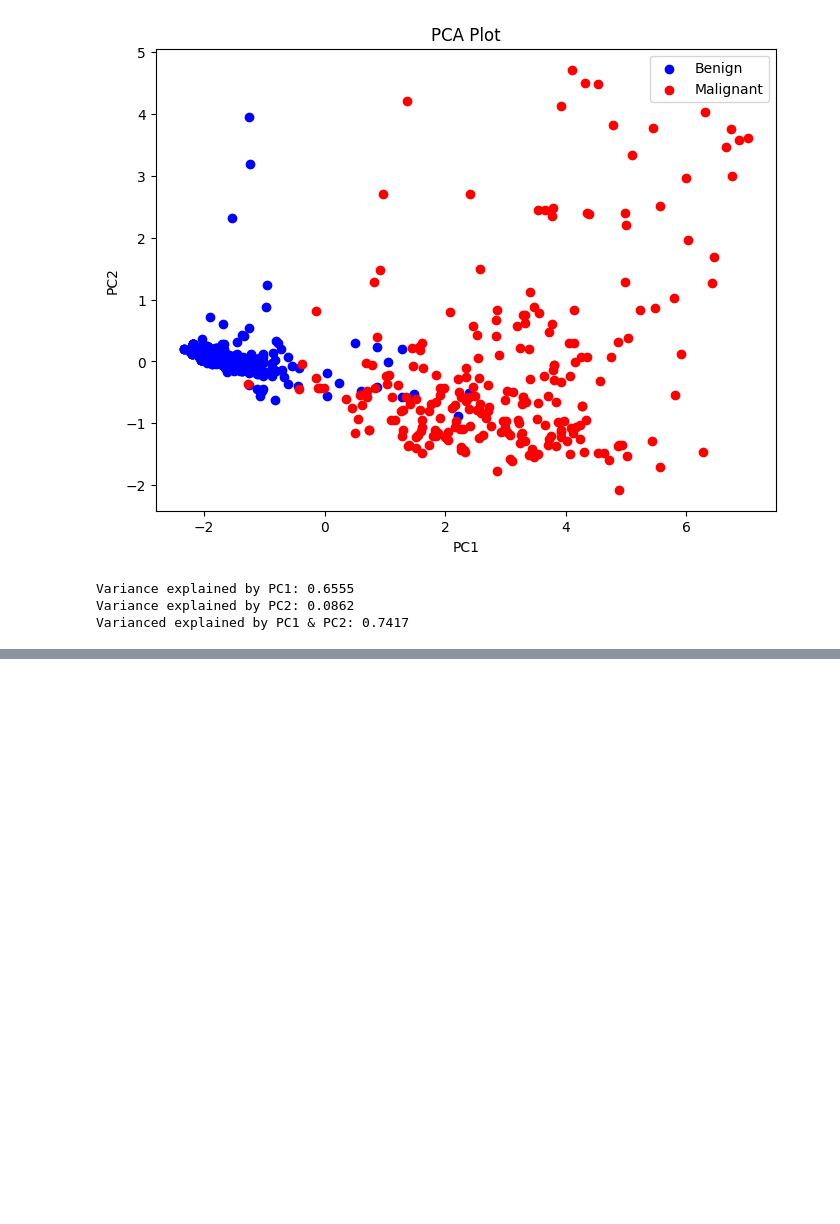
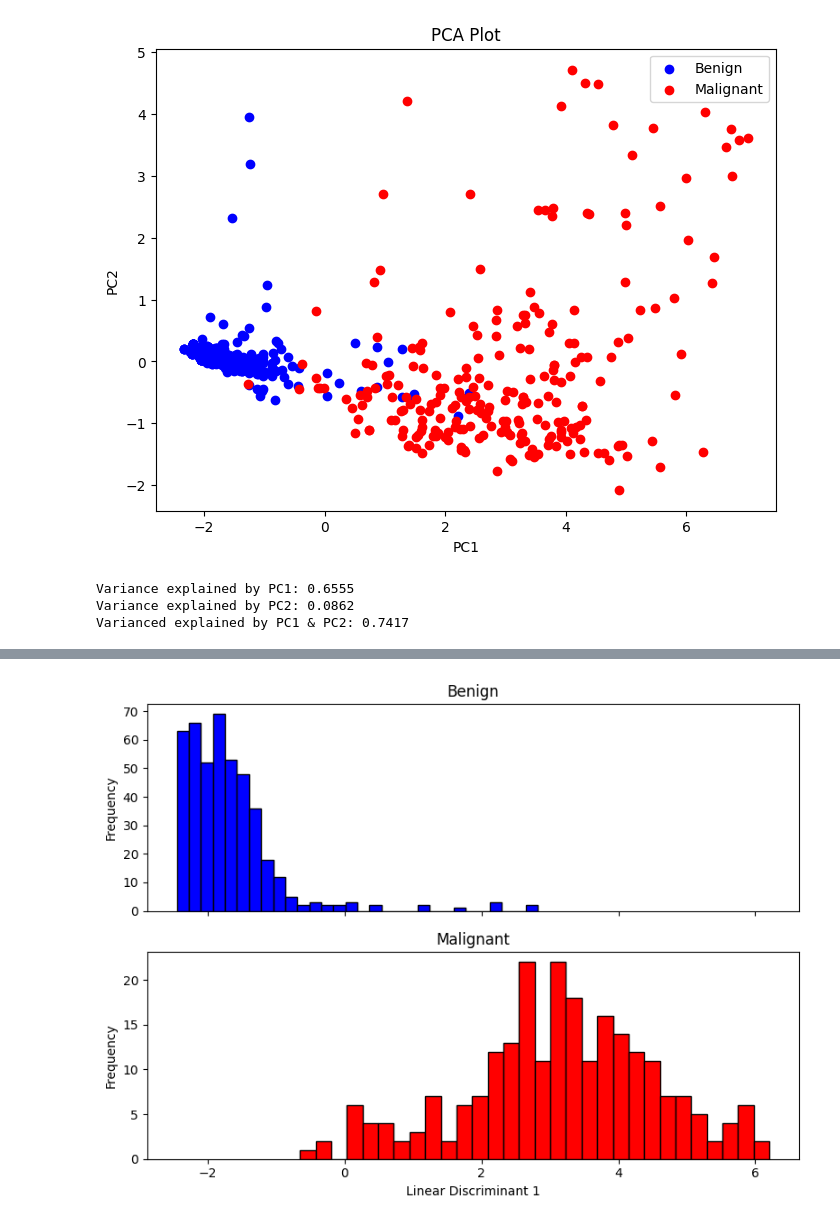
Before and after one commit to brodyanderson/MATH-6020-Project, a Jupyter notebook: BreastCancer.ipynb, the cells around one changed output, grey strips where cells are left out. Drawn from its saved outputs; the diff is of its cells as text; code cells hidden in the pictures; blank space fills up the shorter version.

```diff
--- a/BreastCancer.ipynb
+++ b/BreastCancer.ipynb
@@ -101,0 +187,25 @@ Varianced explained by PC1 & PC2: 0.7417
+# %%
+# LDA for graphing
+lda2 = LinearDiscriminantAnalysis()
+lda2.fit(X_norm, y)
+
+X_lda = lda2.transform(X_norm)
+
+LD1_B = X_lda[y == 2].flatten()
+LD1_M = X_lda[y == 4].flatten()
+
+fig, axes = plt.subplots(2, 1, figsize=(8, 6), sharex=True)
+
+axes[0].hist(LD1_B, bins=30, color='blue', edgecolor='black')
+axes[0].set_title('Benign')
+axes[0].set_ylabel('Frequency')
+
+axes[1].hist(LD1_M, bins=30, color='red', edgecolor='black')
+axes[1].set_title('Malignant')
+axes[1].set_ylabel('Frequency')
+
+plt.xlabel('Linear Discriminant 1')
+plt.tight_layout()
+plt.show()
+# %% [output]
+[figure, added]
```
Also changed, not shown: parts of 5 cells of this notebook.
